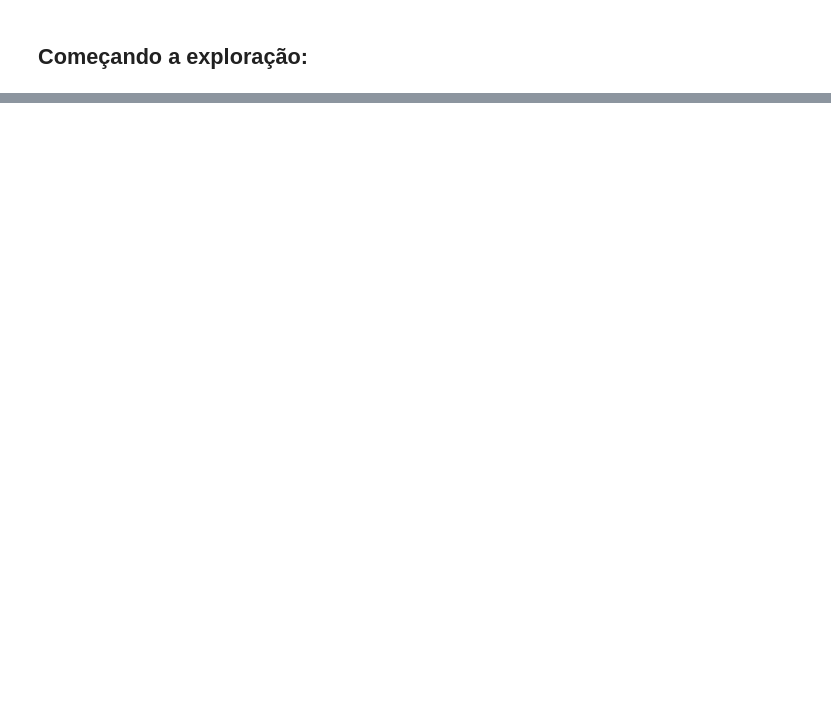
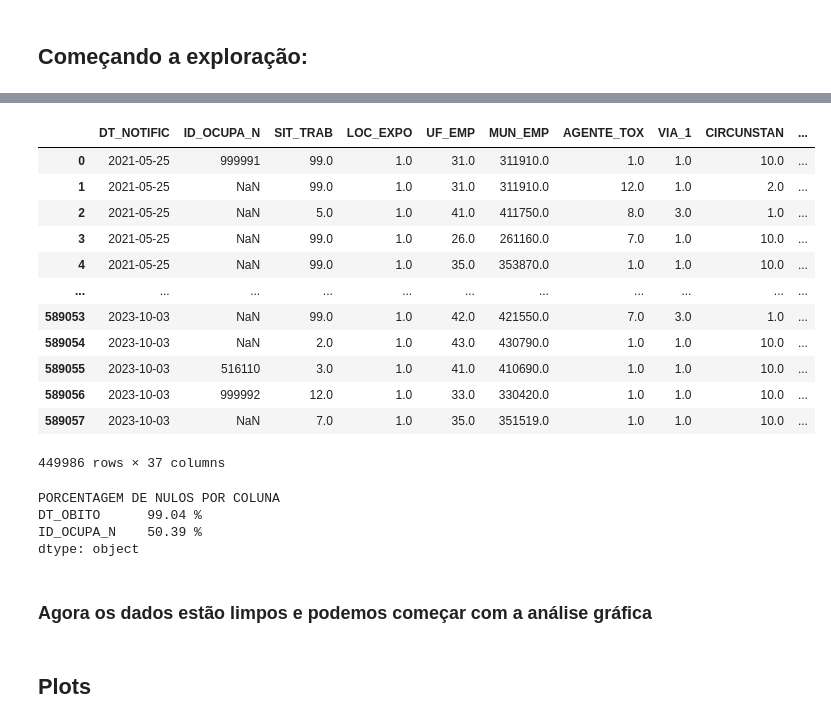
Before and after one commit to DemoreDev/amap, a Jupyter notebook: iexo.ipynb, the cells around one changed output, grey strips where cells are left out. Saved outputs shown, nothing was run; the diff lists cells and outputs as text; code cells hidden in the pictures; blank space fills up the shorter version.

```diff
--- a/iexo.ipynb
+++ b/iexo.ipynb
@@ -988,0 +88,22 @@ plt.show()
+# %%
+columns = [
+    'DT_NOTIFIC', 'ID_OCUPA_N', 'SIT_TRAB', 'LOC_EXPO', 'UF_EMP', 'MUN_EMP',
+    'AGENTE_TOX', 'VIA_1', 'CIRCUNSTAN',
+    'DOENCA_TRA', 'TPEXP', 'NUTEMPO', 'TPTEMPO', 'TPATENDE', 'HOSPITAL',
+    'DTINTERNA', 'CLASSI_FIN', 'EVOLUCAO',
+    'DT_OBITO', 'NU_IDADE_N', 'CS_SEXO', 'CS_GESTANT',
+    'CS_RACA', 'CS_ESCOL_N'
+]
+
+# Verifica se alguma coluna escolhida para manter não existe
+present_columns = [c for c in columns if c in df.columns]
+missing_columns = [c for c in columns if c not in df.columns]
+
+print(f"Colunas da lista que não existem no dataset: {missing_columns}")
+
+# mantém apenas as colunas relevantes
+df = df[present_columns].copy()
+
+# Prints para avaliação
+print(f"DataFrame filtrado: {df.shape[0]} linhas x {df.shape[1]} colunas")
+display(df.head(5))
@@ -988,0 +347,32 @@ plt.show()
+# %%
+display(df_raw)
+
+# calculando os nulos novamente
+nan_percentual = (df_raw.isna().sum() / len(df_raw)) * 100
+
+# Filtra apenas as colunas que têm
+# algum nulo (quase todas) e ordena
+nans = nan_percentual[nan_percentual > 0].sort_values(ascending=False)
+
+print("PORCENTAGEM DE NULOS POR COLUNA")
+print(nans.round(2).astype(str) + ' %')
+# %% [output]
+|  | DT_NOTIFIC | ID_OCUPA_N | SIT_TRAB | LOC_EXPO | UF_EMP | MUN_EMP | AGENTE_TOX | VIA_1 | CIRCUNSTAN | ... |
+| 0 | 2021-05-25 | 999991 | 99.0 | 1.0 | 31.0 | 311910.0 | 1.0 | 1.0 | 10.0 | ... |
+| 1 | 2021-05-25 | NaN | 99.0 | 1.0 | 31.0 | 311910.0 | 12.0 | 1.0 | 2.0 | ... |
+| 2 | 2021-05-25 | NaN | 5.0 | 1.0 | 41.0 | 411750.0 | 8.0 | 3.0 | 1.0 | ... |
+| 3 | 2021-05-25 | NaN | 99.0 | 1.0 | 26.0 | 261160.0 | 7.0 | 1.0 | 10.0 | ... |
+| 4 | 2021-05-25 | NaN | 99.0 | 1.0 | 35.0 | 353870.0 | 1.0 | 1.0 | 10.0 | ... |
+| ... | ... | ... | ... | ... | ... | ... | ... | ... | ... | ... |
+| 589053 | 2023-10-03 | NaN | 99.0 | 1.0 | 42.0 | 421550.0 | 7.0 | 3.0 | 1.0 | ... |
+| 589054 | 2023-10-03 | NaN | 2.0 | 1.0 | 43.0 | 430790.0 | 1.0 | 1.0 | 10.0 | ... |
+| 589055 | 2023-10-03 | 516110 | 3.0 | 1.0 | 41.0 | 410690.0 | 1.0 | 1.0 | 10.0 | ... |
+| 589056 | 2023-10-03 | 999992 | 12.0 | 1.0 | 33.0 | 330420.0 | 1.0 | 1.0 | 10.0 | ... |
+| 589057 | 2023-10-03 | NaN | 7.0 | 1.0 | 35.0 | 351519.0 | 1.0 | 1.0 | 10.0 | ... |
+449986 rows × 37 columns
+PORCENTAGEM DE NULOS POR COLUNA
+DT_OBITO      99.04 %
+ID_OCUPA_N    50.39 %
+dtype: object
+# %% [markdown]
+### Agora os dados estão limpos e podemos começar com a análise gráfica
@@ -988,0 +381,2 @@ plt.show()
+# %% [markdown]
+## Plots
```
Also changed, not shown: parts of 52 cells of this notebook, 2 other files.
